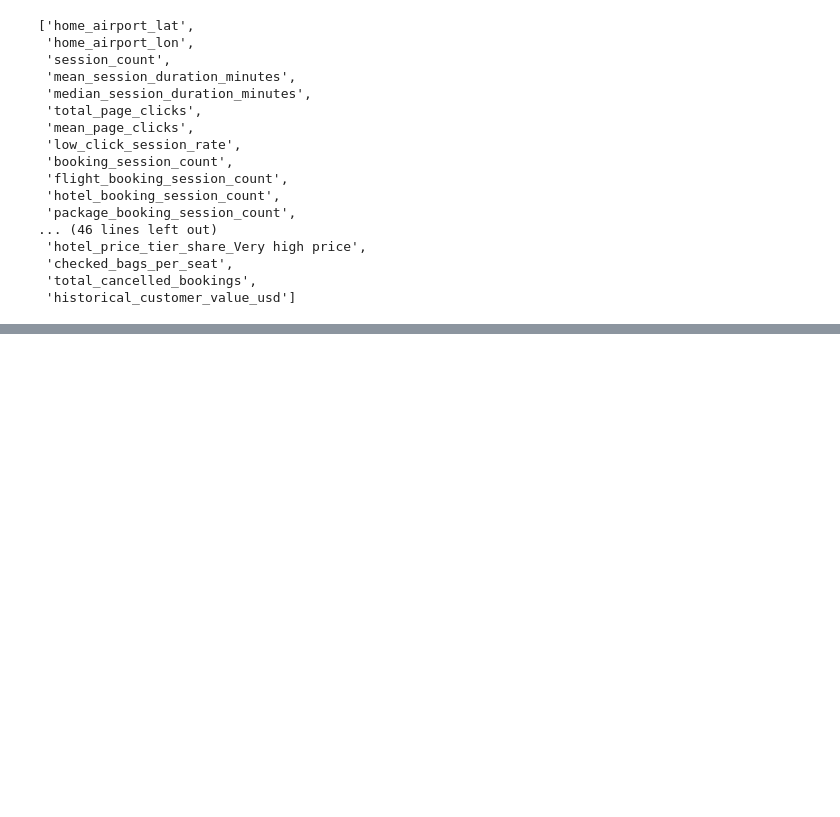
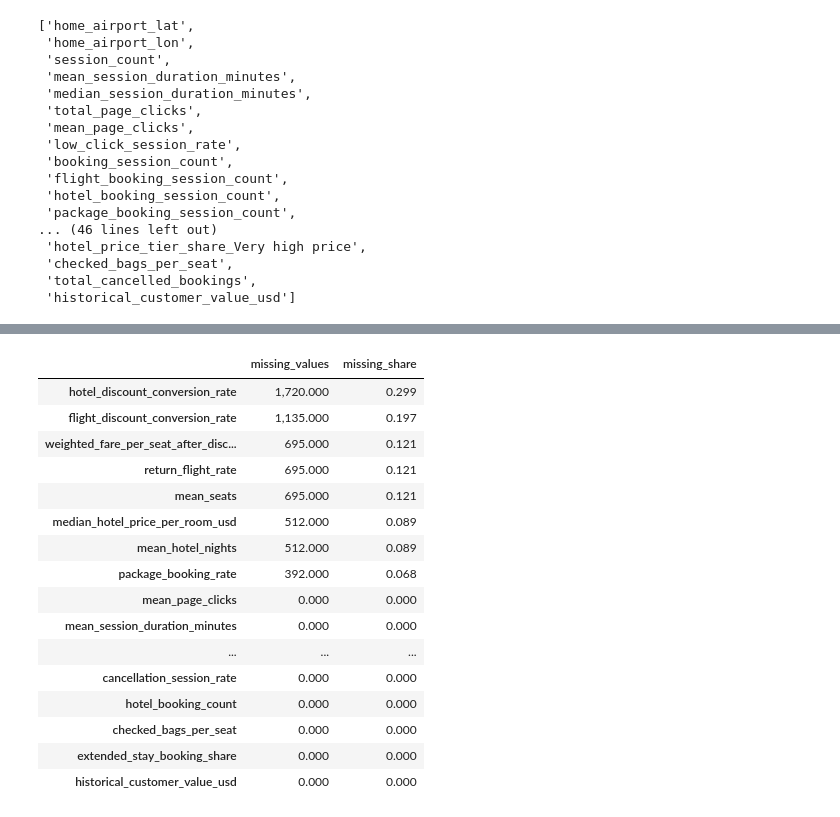
Before and after one commit to norawinkler/traveltide-customer-segmentation, a Jupyter notebook: notebooks/03_customer_segmentation.ipynb, the cells around one changed output, grey strips where cells are left out. Saved outputs shown, nothing was run; the diff lists cells and outputs as text; code cells hidden in the pictures; blank space fills up the shorter version.

```diff
--- a/notebooks/03_customer_segmentation.ipynb
+++ b/notebooks/03_customer_segmentation.ipynb
@@ -270,0 +393,39 @@ Mögliche Verhaltensmerkmale:
+# %%
+# Fehlende Werte der Kandidaten übersichtlich darstellen
+
+missing_overview = (
+    clustering_candidates[
+        clustering_feature_candidates
+    ]
+    .isna()
+    .agg(["sum", "mean"])
+    .T
+    .rename(columns={
+        "sum": "missing_values",
+        "mean": "missing_share"
+    })
+    .sort_values(
+        "missing_values",
+        ascending=False
+    )
+)
+
+display(missing_overview)
+# %% [output]
+|  | missing_values | missing_share |
+| hotel_discount_conversion_rate | 1,720.000 | 0.299 |
+| flight_discount_conversion_rate | 1,135.000 | 0.197 |
+| weighted_fare_per_seat_after_disc... | 695.000 | 0.121 |
+| return_flight_rate | 695.000 | 0.121 |
+| mean_seats | 695.000 | 0.121 |
+| median_hotel_price_per_room_usd | 512.000 | 0.089 |
+| mean_hotel_nights | 512.000 | 0.089 |
+| package_booking_rate | 392.000 | 0.068 |
+| mean_page_clicks | 0.000 | 0.000 |
+| mean_session_duration_minutes | 0.000 | 0.000 |
+| ... | ... | ... |
+| cancellation_session_rate | 0.000 | 0.000 |
+| hotel_booking_count | 0.000 | 0.000 |
+| checked_bags_per_seat | 0.000 | 0.000 |
+| extended_stay_booking_share | 0.000 | 0.000 |
+| historical_customer_value_usd | 0.000 | 0.000 |
```
Also changed, not shown: parts of 7 cells of this notebook.
